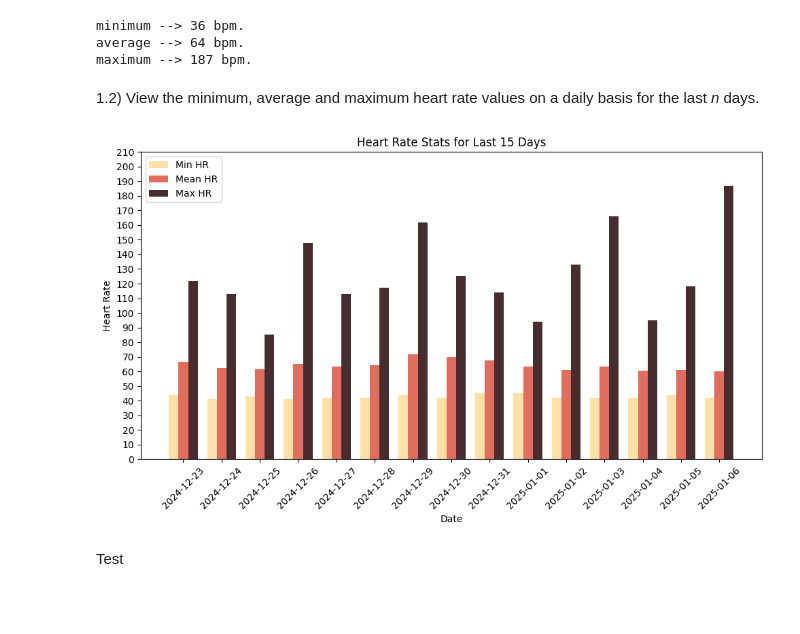
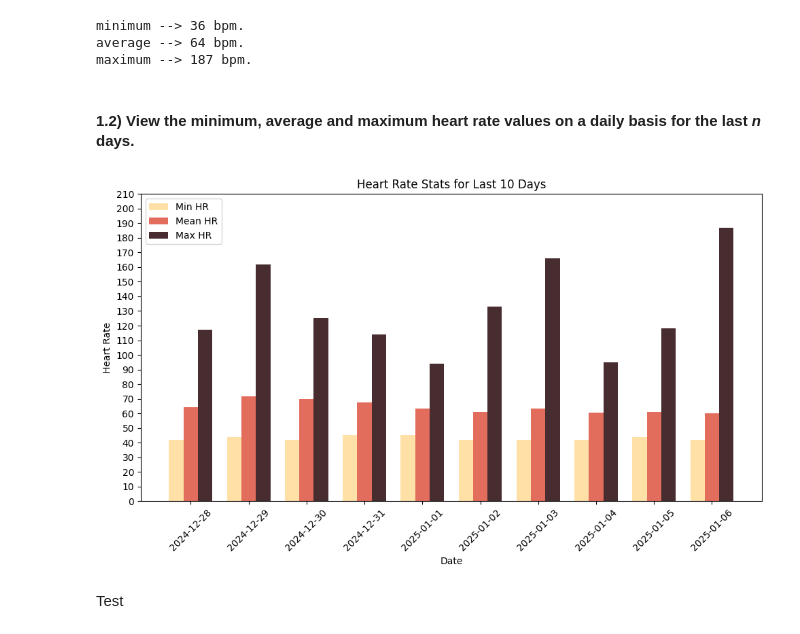
Before and after one commit to valecase4/GarminHealthInsights, a Jupyter notebook: main.ipynb, the cells around one changed output. Cells and saved outputs as stored; diff of their text form; code cells hidden in the pictures; blank space fills up the shorter version.

```diff
--- a/main.ipynb
+++ b/main.ipynb
@@ -91,7 +91,7 @@ minimum --> 36 bpm.
 average --> 64 bpm.
 maximum --> 187 bpm.
 # %% [markdown]
-1.2) View the minimum, average and maximum heart rate values on a daily basis for the last *n* days.
+#### 1.2) View the minimum, average and maximum heart rate values on a daily basis for the last *n* days.
 # %%
 import matplotlib.pyplot as plt
 import pandas as pd
@@ -139,9 +139,9 @@ def plot_hr_values(df, n, show_minimum=True, show_average=True, show_maximum=Tru
 
     plt.show()
 # %%
-plot_hr_values(heart_rates_df, 15, show_minimum=True, show_average=True, show_maximum=True)
+plot_hr_values(heart_rates_df, 10, show_minimum=True, show_average=True, show_maximum=True)
 # %% [output]
-[figure, old version]
+[figure, new version]
 # %% [markdown]
 Test
 # %%
```
Also changed, not shown: parts of 3 cells of this notebook, 19 other files.
